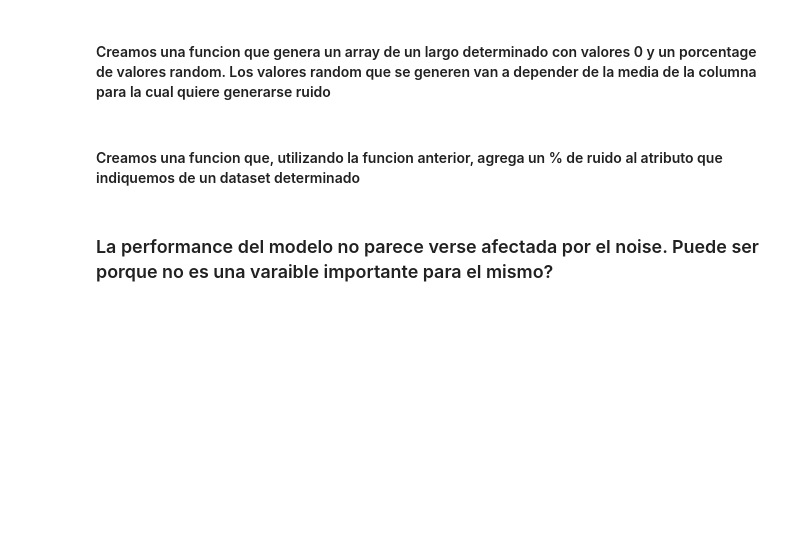
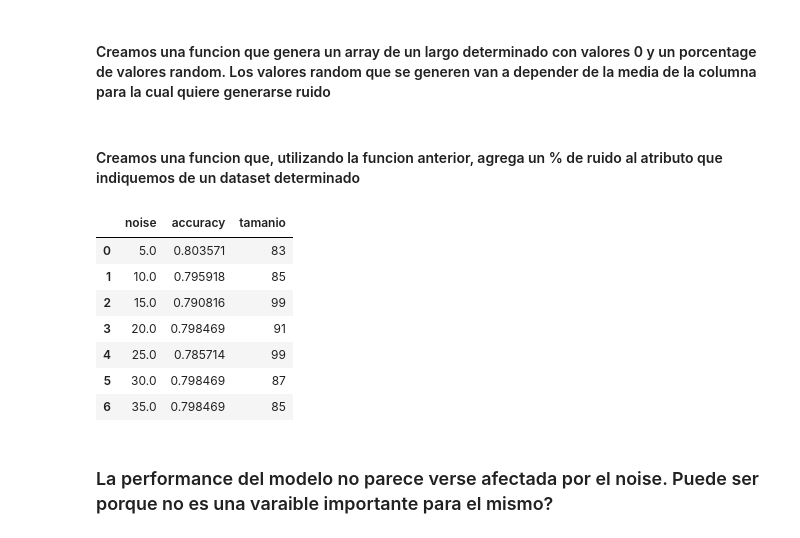
Before and after one commit to pabloveraML/decision_tree, a Jupyter notebook: Final_dataset_maestria - 6 (2.2 y 4).ipynb, the cells around one changed output. Drawn from its saved outputs; the diff is of its cells as text; code cells hidden in the pictures; blank space fills up the shorter version.

```diff
--- a/Final_dataset_maestria - 6 (2.2 y 4).ipynb
+++ b/Final_dataset_maestria - 6 (2.2 y 4).ipynb
@@ -612,5 +589,16 @@ def run_model_familiy_datasets(df_train, df_test, name_attribute):
 # %%
-run_model_familiy_datasets(df_train, df_test, 'diff_time_start_end')
+df_results_2_4 = run_model_familiy_datasets(df_train, df_test, 'diff_time_start_end')
+
+pd.DataFrame(data=df_results_2_4)
+# %% [output]
+|  | noise | accuracy | tamanio |
+| 0 | 5.0 | 0.803571 | 83 |
+| 1 | 10.0 | 0.795918 | 85 |
+| 2 | 15.0 | 0.790816 | 99 |
+| 3 | 20.0 | 0.798469 | 91 |
+| 4 | 25.0 | 0.785714 | 99 |
+| 5 | 30.0 | 0.798469 | 87 |
+| 6 | 35.0 | 0.798469 | 85 |
 # %% [markdown]
 ### La performance del modelo no parece verse afectada por el noise. Puede ser porque no es una varaible importante para el mismo?
 # %% [markdown]
```
Also changed, not shown: parts of 22 cells of this notebook.
